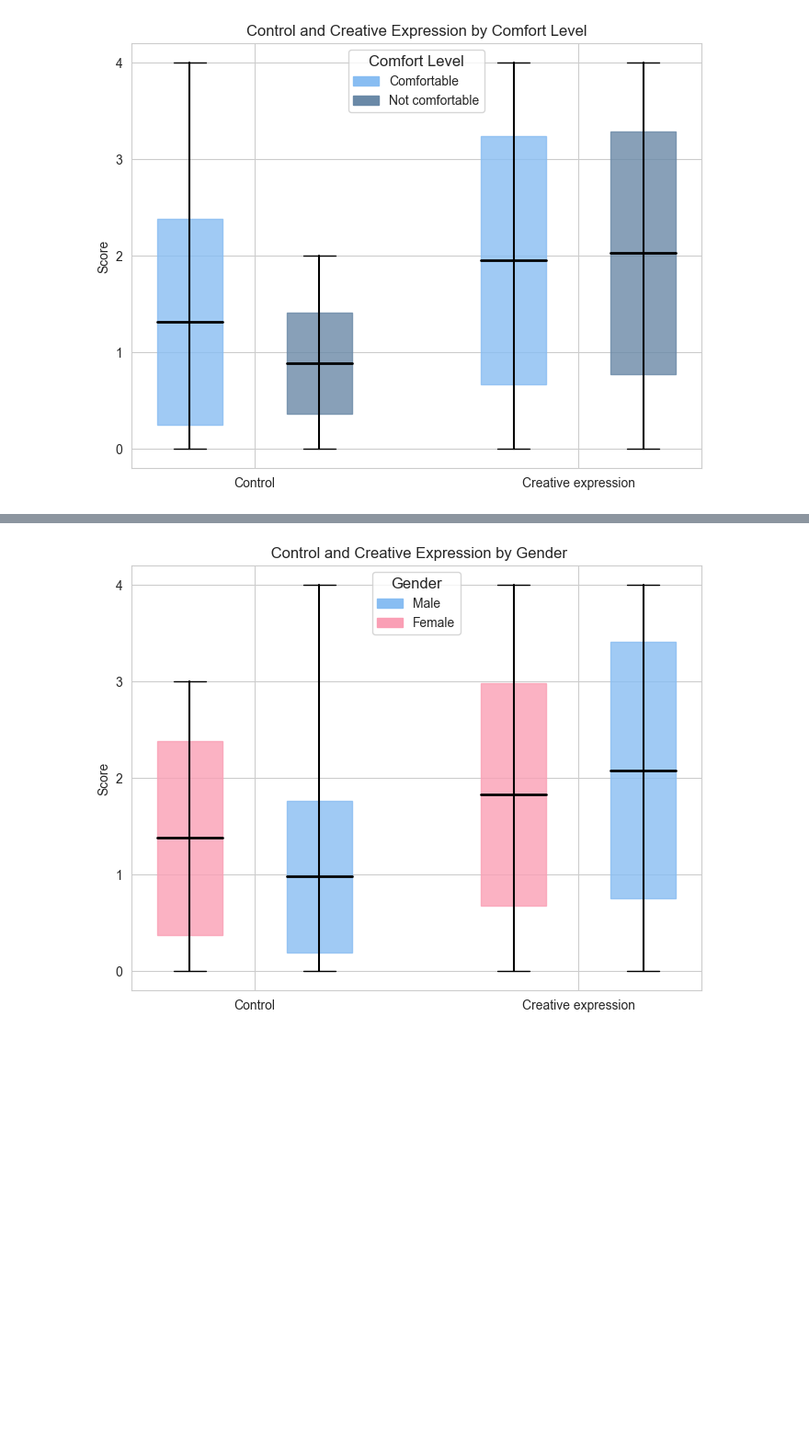
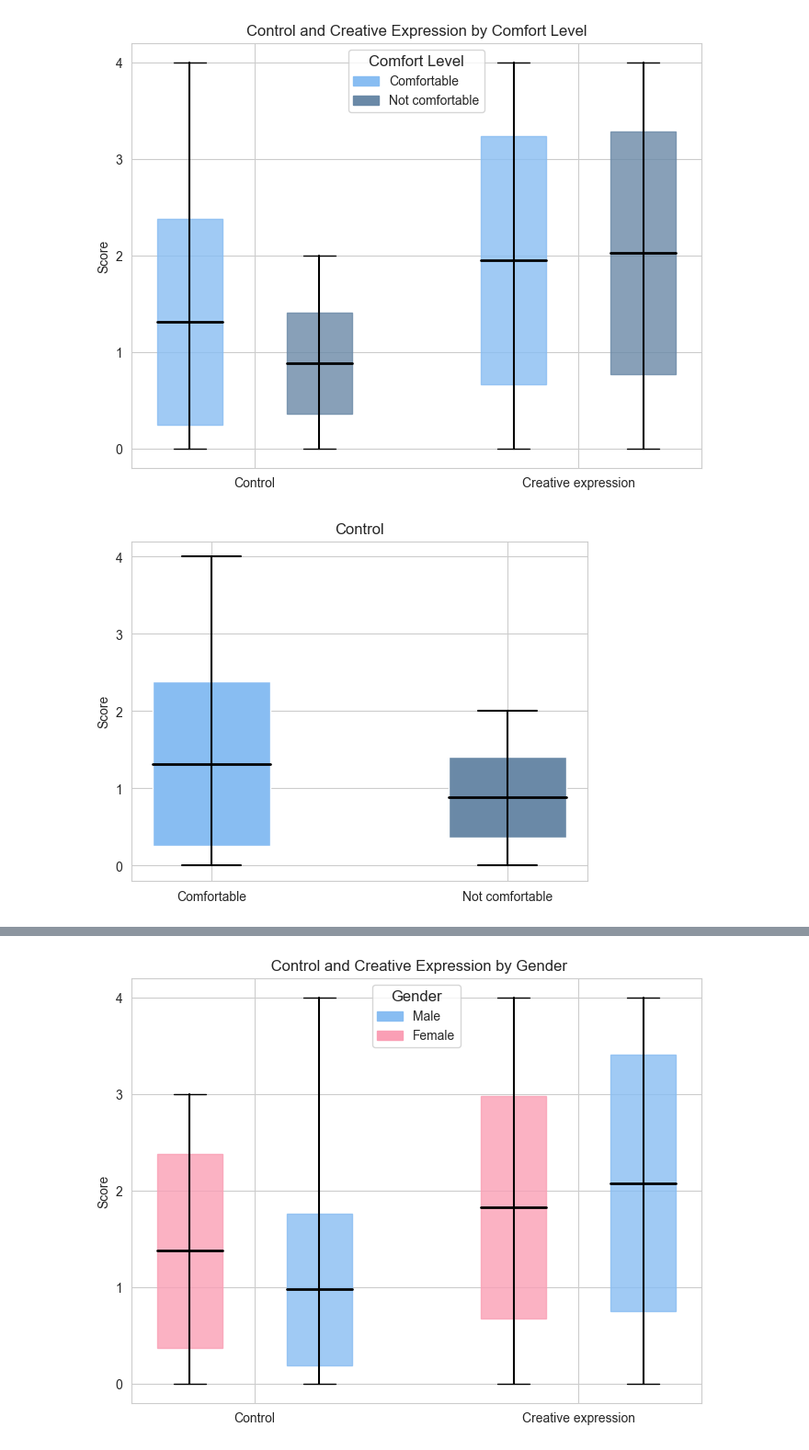
Before and after one commit to ihneskarbovik/IN5060-assignment3, a Jupyter notebook: study.ipynb, the cells around one changed output, grey strips where cells are left out. Shown: that part at 92% size. Cells and saved outputs as stored; diff of their text form; code cells hidden in the pictures; blank space fills up the shorter version.

Commit message:
better plots

```diff
--- a/study.ipynb
+++ b/study.ipynb
@@ -367,3 +367,46 @@ ax.legend(handles=legend_handles, title='Comfort Level',
 plt.show()
 # %% [output]
 [figure]
+# %%
+stats = grouped_df_all.groupby('Comfortable with expressing emotions')['Control'].agg(
+    mean='mean',
+    std='std',
+    min='min',
+    max='max'
+).reset_index()
+
+palette = {
+    'Comfortable': colors[1],
+    'Not comfortable': colors[2],
+}
+
+fig, ax = plt.subplots()
+
+for idx, row in stats.iterrows():
+    gender = row['Comfortable with expressing emotions']
+    mean = row['mean']
+    std = row['std']
+    min_val = row['min']
+    max_val = row['max']
+
+    x = idx  # position on x-axis
+
+    # Mean
+    ax.plot([x - 0.2, x + 0.2], [mean, mean], color='black', linewidth=2)
+
+    # Standard deviation
+    ax.add_patch(plt.Rectangle((x - 0.2, mean - std), 0.4, 2 * std, facecolor=palette[gender], label='Std Dev' if idx == 0 else ""))
+
+    # Whiskers
+    ax.plot([x, x], [min_val, max_val], color='black')
+    ax.plot([x - 0.1, x + 0.1], [min_val, min_val], color='black')  # Bottom cap
+    ax.plot([x - 0.1, x + 0.1], [max_val, max_val], color='black')  # Top cap
+
+ax.set_xticks(range(len(stats)))
+ax.set_xticklabels(stats['Comfortable with expressing emotions'])
+ax.set_title('Control')
+ax.set_ylabel('Score')
+ax.set_yticks(range(5))
+plt.show()
+# %% [output]
+[figure, added]
```
Also changed, not shown: parts of 3 cells of this notebook.
